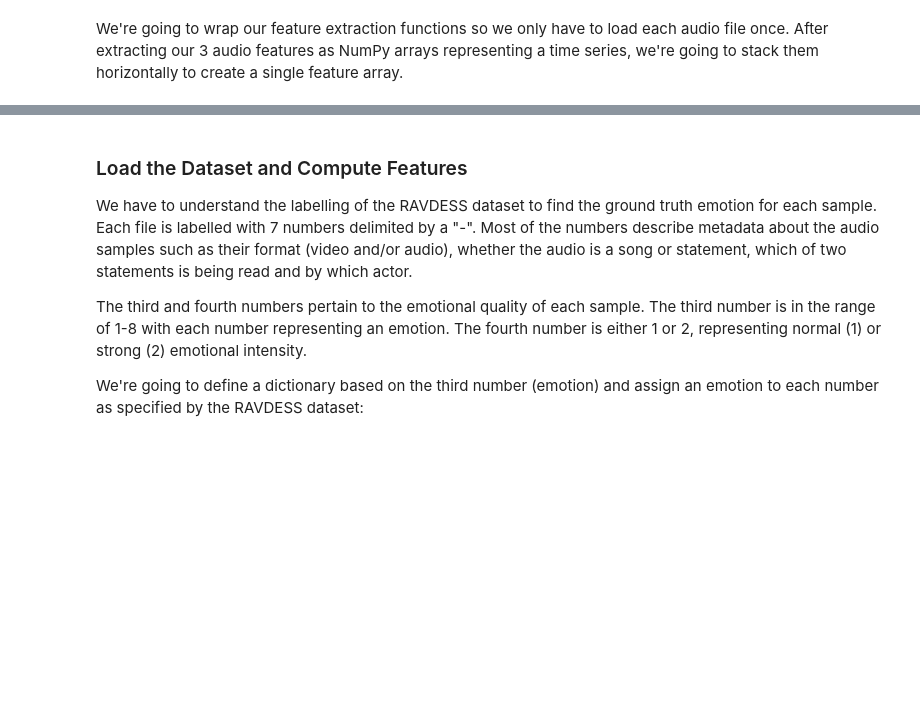
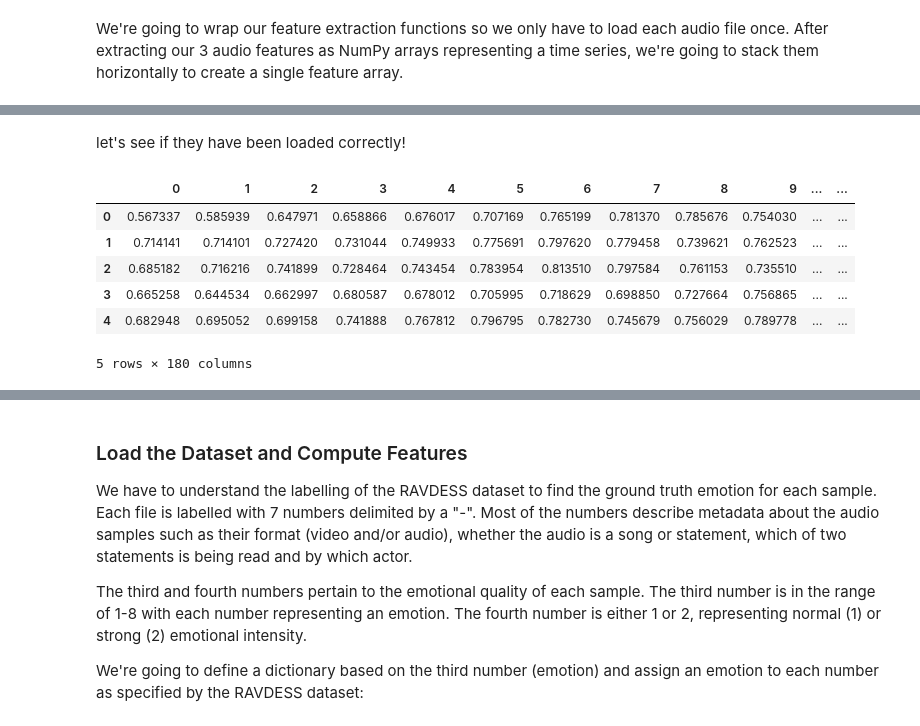
Before and after one commit to NavinThomsy/Week3-Machine_Learning, a Jupyter notebook: Week_3_MachineLearning.ipynb, the cells around one changed output, grey strips where cells are left out. Cells and saved outputs as stored; diff of their text form; code cells hidden in the pictures; blank space fills up the shorter version.

```diff
--- a/Week_3_MachineLearning.ipynb
+++ b/Week_3_MachineLearning.ipynb
@@ -106,0 +219,12 @@ stack them horizontally to create a single feature array.
+# %% [markdown]
+let's see if they have been loaded correctly!
+# %%
+features.head()
+# %% [output]
+|  | 0 | 1 | 2 | 3 | 4 | 5 | 6 | 7 | 8 | 9 | ... | ... |
+| 0 | 0.567337 | 0.585939 | 0.647971 | 0.658866 | 0.676017 | 0.707169 | 0.765199 | 0.781370 | 0.785676 | 0.754030 | ... | ... |
+| 1 | 0.714141 | 0.714101 | 0.727420 | 0.731044 | 0.749933 | 0.775691 | 0.797620 | 0.779458 | 0.739621 | 0.762523 | ... | ... |
+| 2 | 0.685182 | 0.716216 | 0.741899 | 0.728464 | 0.743454 | 0.783954 | 0.813510 | 0.797584 | 0.761153 | 0.735510 | ... | ... |
+| 3 | 0.665258 | 0.644534 | 0.662997 | 0.680587 | 0.678012 | 0.705995 | 0.718629 | 0.698850 | 0.727664 | 0.756865 | ... | ... |
+| 4 | 0.682948 | 0.695052 | 0.699158 | 0.741888 | 0.767812 | 0.796795 | 0.782730 | 0.745679 | 0.756029 | 0.789778 | ... | ... |
+5 rows × 180 columns
```
Also changed, not shown: parts of 57 cells of this notebook.
